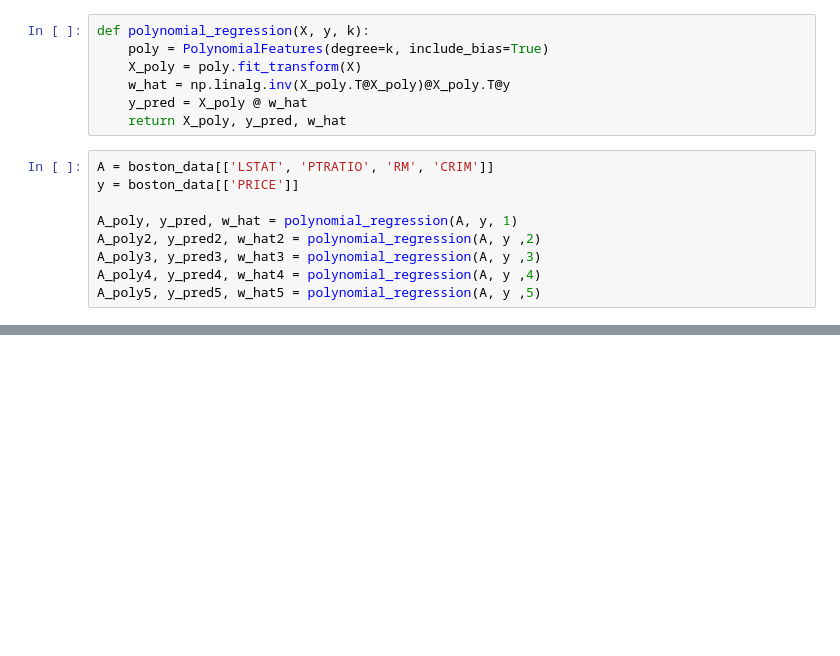
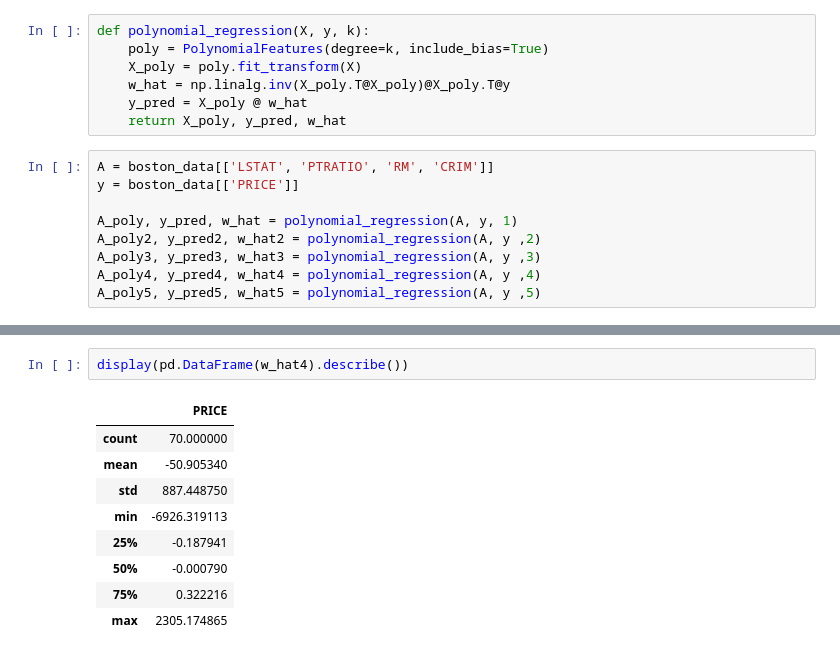
Before and after one commit to Kagemushe/sf_data_science, a Jupyter notebook: Block_5/Block_5_2.ipynb, the cells around one changed output, grey strips where cells are left out. Drawn from its saved outputs; the diff is of its cells as text; blank space fills up the shorter version.

```diff
--- a/Block_5/Block_5_2.ipynb
+++ b/Block_5/Block_5_2.ipynb
@@ -353,0 +374,12 @@ display(pd.DataFrame(w_hat5).describe())
+# %%
+display(pd.DataFrame(w_hat4).describe())
+# %% [output]
+|  | PRICE |
+| count | 70.000000 |
+| mean | -50.905340 |
+| std | 887.448750 |
+| min | -6926.319113 |
+| 25% | -0.187941 |
+| 50% | -0.000790 |
+| 75% | 0.322216 |
+| max | 2305.174865 |
```
Also changed, not shown: parts of 5 cells of this notebook.
